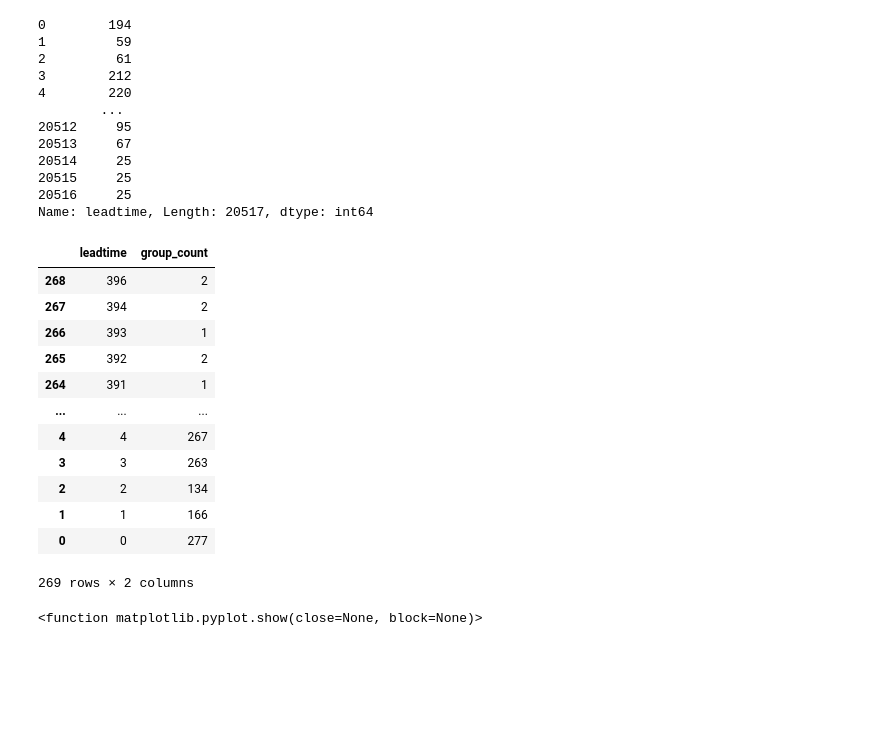
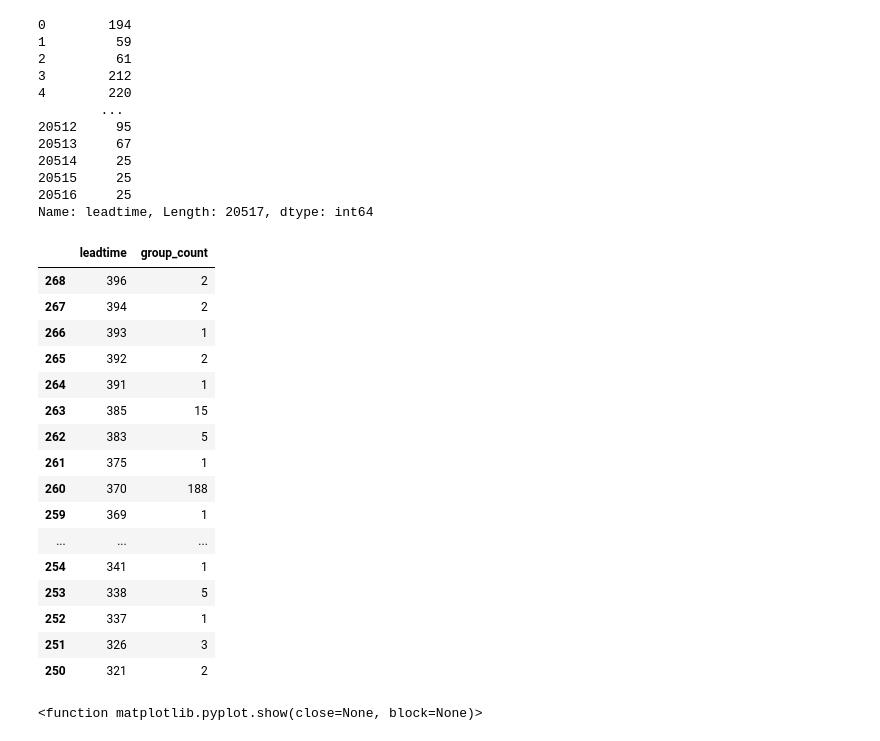
Before and after one commit to hwk44/ShipSupplies, a Jupyter notebook: DA/notebooks/test.ipynb, the cells around one changed output. Saved outputs shown, nothing was run; the diff lists cells and outputs as text; code cells hidden in the pictures; blank space fills up the shorter version.

```diff
--- a/DA/notebooks/test.ipynb
+++ b/DA/notebooks/test.ipynb
@@ -219,25 +220,29 @@ Name: leadtime, Length: 20517, dtype: int64
 # %%
 grouped_leadtime_df = df.groupby('leadtime')
 # group_sizes = grouped_df.size()
 grouped_leadtime_sizes = grouped_leadtime_df.size().reset_index(name='group_count')
 grouped_leadtime_sizes = grouped_leadtime_sizes.sort_values('leadtime', ascending=False)
 grouped_leadtime_sizes = grouped_leadtime_sizes[grouped_leadtime_sizes["leadtime"] <= 400]
-# grouped_leadtime_sizes.loc[250:]
-grouped_leadtime_sizes
+grouped_leadtime_sizes.loc[:250]
+# grouped_leadtime_sizes
 # %% [output]
 |  | leadtime | group_count |
 | 268 | 396 | 2 |
 | 267 | 394 | 2 |
 | 266 | 393 | 1 |
 | 265 | 392 | 2 |
 | 264 | 391 | 1 |
+| 263 | 385 | 15 |
+| 262 | 383 | 5 |
+| 261 | 375 | 1 |
+| 260 | 370 | 188 |
+| 259 | 369 | 1 |
 | ... | ... | ... |
-| 4 | 4 | 267 |
-| 3 | 3 | 263 |
-| 2 | 2 | 134 |
-| 1 | 1 | 166 |
-| 0 | 0 | 277 |
+| 254 | 341 | 1 |
+| 253 | 338 | 5 |
+| 252 | 337 | 1 |
+| 251 | 326 | 3 |
+| 250 | 321 | 2 |
-269 rows × 2 columns
 # %%
 import matplotlib.pyplot as plt
 plt.barh(grouped_leadtime_sizes["leadtime"],grouped_leadtime_sizes["group_count"])
```
Also changed, not shown: parts of 3 cells of this notebook, 2 other files.
